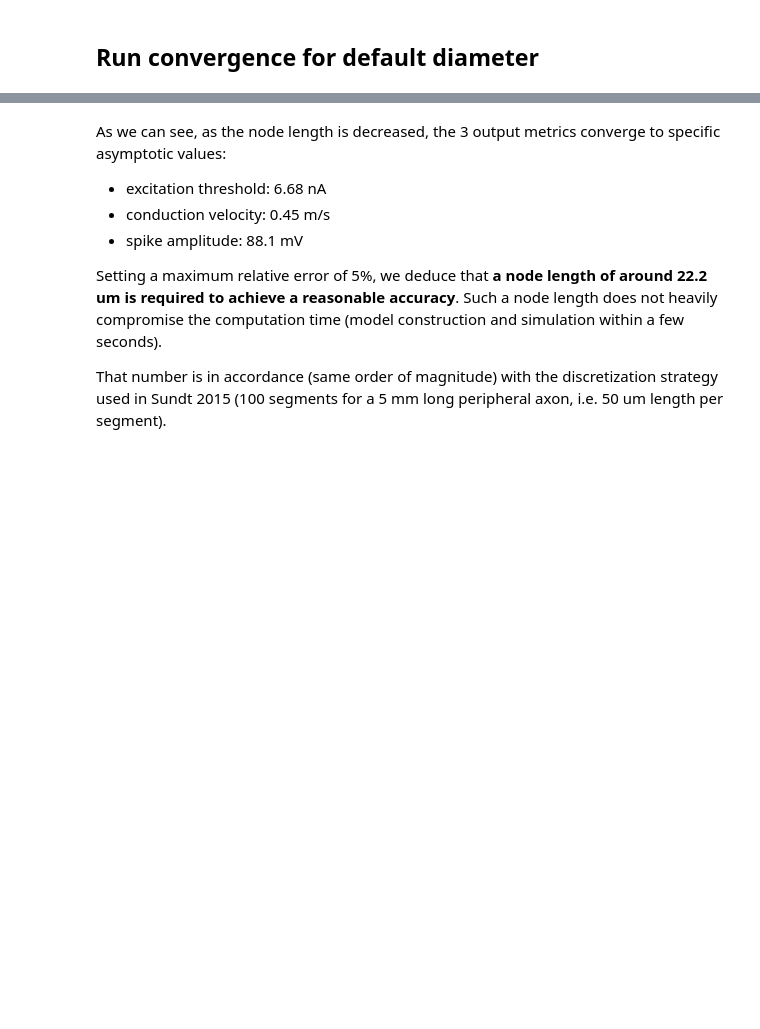
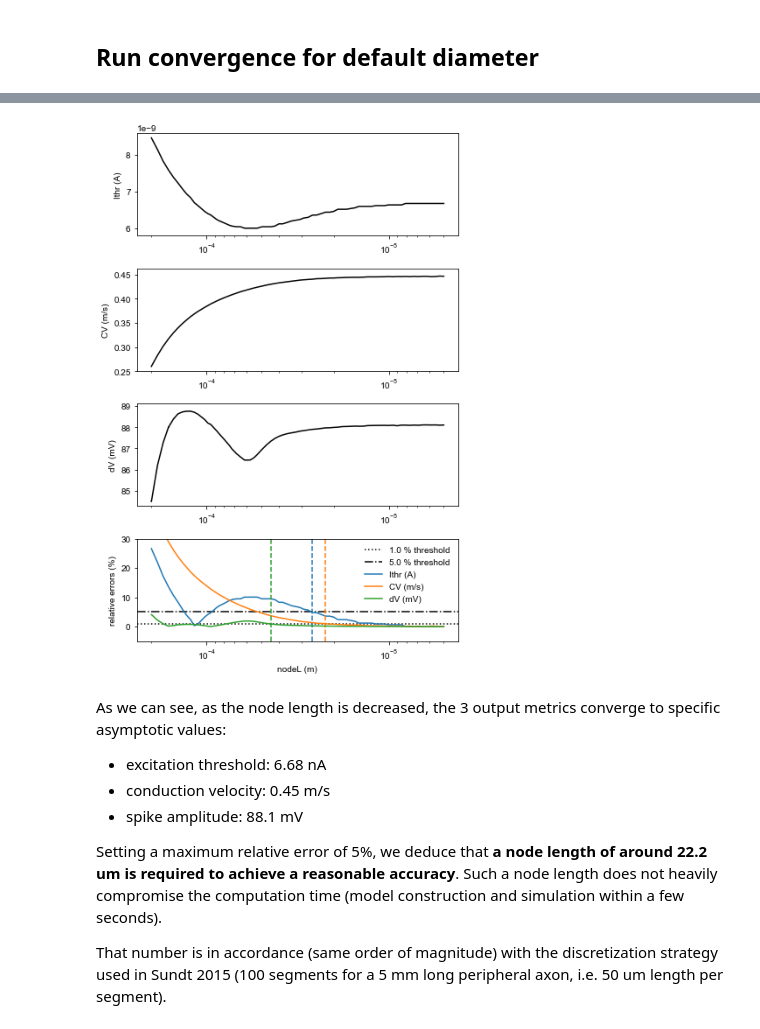
Before and after one commit to tjjlemaire/MorphoSONIC, a Jupyter notebook: notebooks/unmyelinated fiber - convergence.ipynb, the cells around one changed output, grey strips where cells are left out. Cells and saved outputs as stored; diff of their text form; code cells hidden in the pictures; blank space fills up the shorter version.

```diff
--- a/notebooks/unmyelinated fiber - convergence.ipynb
+++ b/notebooks/unmyelinated fiber - convergence.ipynb
@@ -44,3 +48,19 @@ logger.setLevel(logging.INFO)
+# %%
+def unmyelinatedFiberConvergence_maxNodeL(pneuron, fiberD, rs, fiberL, maxNodeL_range, pp, outdir='.'):
+    fiber_func = lambda x: unmyelinatedFiber(IintraFiber, pneuron, fiberD, rs, fiberL=fiberL, maxNodeL=x)
+    source_func = lambda fiber: IntracellularCurrent(fiber.nnodes // 2)
+    conv_batch = FiberConvergenceBatch(
+        'maxNodeL', fiber_func, source_func, maxNodeL_range[::-1], pp, root=outdir)
+    conv_batch.run()
+    return conv_batch.getLogData().iloc[::-1]
+
+def unmyelinatedFiberConvergence_fiberL(pneuron, fiberD, rs, fiberL_range, pp, outdir='.'):
+    fiber_func = lambda x: unmyelinatedFiber(IintraFiber, pneuron, fiberD, rs, fiberL=x)
+    source_func = lambda fiber: IntracellularCurrent(fiber.nnodes // 2)
+    conv_batch = FiberConvergenceBatch(
+        'fiberL', fiber_func, source_func, fiberL_range, pp, root=outdir)
+    conv_batch.run()
+    return conv_batch.getLogData()
 # %% [markdown]
 ## Default parameters
 
@@ -83,8 +103,8 @@ outdir = 'convergenceData'
 ## Run convergence for default diameter
 # %%
 fiberD = 0.8e-6     # peripheral axon diameter, from Sundt 2015 (m)
-df = unmyelinatedFiberConvergence(pneuron, fiberD, rs, fiberL, maxNodeL_range, pp, outdir)
+df = unmyelinatedFiberConvergence_maxNodeL(pneuron, fiberD, rs, fiberL, maxNodeL_range, pp, outdir)
+
 _, inkey, *outkeys = list(df.columns)
-%matplotlib notebook
 fig = plotConvergenceResults(df, inkey, outkeys, rel_eps_thr_Ithr=rel_eps_thr_Ithr, rel_eps_thr=rel_eps_thr)
 # %% [output]
@@ -100,3 +119,4 @@ fig = plotConvergenceResults(df, inkey, outkeys, rel_eps_thr_Ithr=rel_eps_thr_It
+[figure, added]
 # %% [markdown]
 As we can see, as the node length is decreased, the 3 output metrics converge to specific asymptotic values:
 - excitation threshold: 6.68 nA
```
Also changed, not shown: parts of 20 cells of this notebook, 34 other files.
